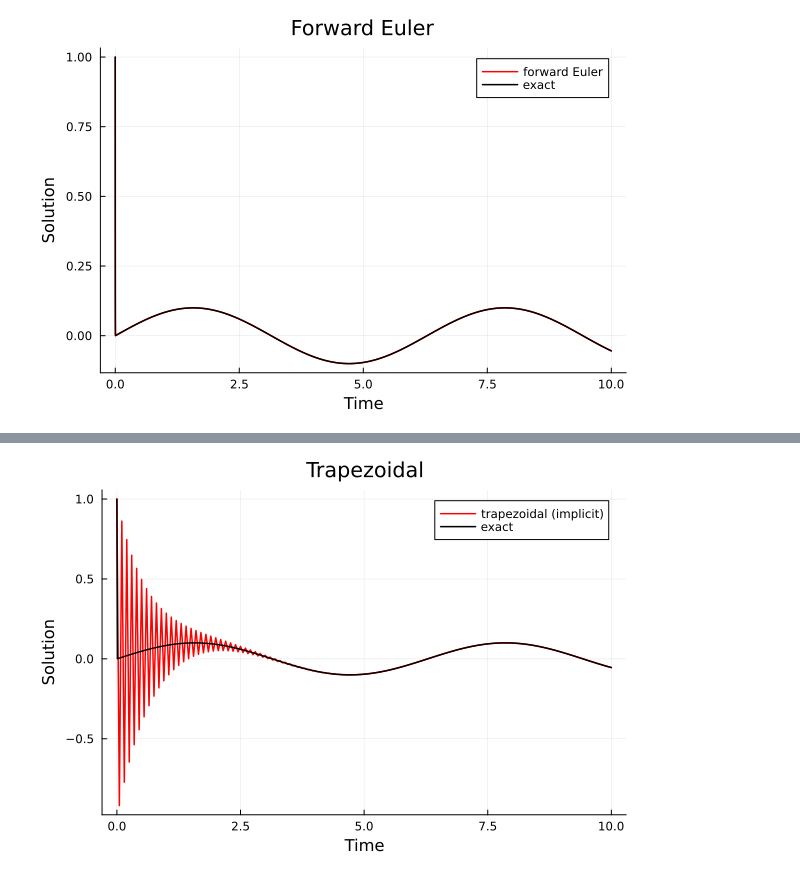
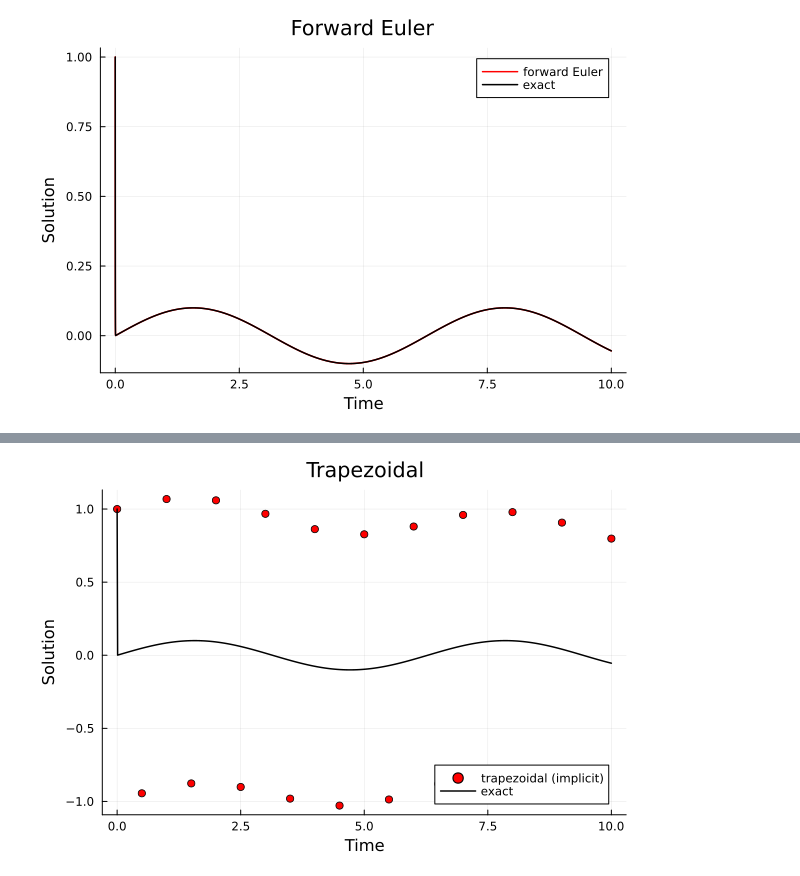
Before and after one commit to mitmath/numerical_hub, a Jupyter notebook: notes/ODE-stiffness-stability.ipynb, the cells around one changed output, grey strips where cells are left out. Saved outputs shown, nothing was run; the diff lists cells and outputs as text; code cells hidden in the pictures.

```diff
--- a/notes/ODE-stiffness-stability.ipynb
+++ b/notes/ODE-stiffness-stability.ipynb
@@ -4,7 +4,7 @@
 using Plots; using LaTeXStrings;
 # %%
 # Parameters
-dt = 1e-3
+dt = 2.001e-4
 Tmax = 10.0
 
 N = ceil(Int, Tmax / dt)      # number of steps (integer)
@@ -46,11 +46,11 @@ plot!(t, ue, color=:black, lw=1.5, label="exact")
 [figure]
 # %%
 # Parameters
-dt = 0.3
+dt = 0.01
 Tmax = 10.0
 
 N = ceil(Int, Tmax / dt)      # number of steps (integer)
-lambda = -1000.0
+lambda = -100.0
 
 # time vector (N+1 points)
 t = range(0.0, stop = Tmax, length = N+1)
@@ -75,7 +75,7 @@ for n in 1:N
 end
 
 # Plot Backward Euler
-plot(t, vb;
+scatter(t, vb;
     color = :red,
     label = "backward Euler",
     xlabel = "Time",
@@ -93,6 +93,6 @@ plot!(tfine, ue, color=:black, lw=1.5, label="exact")
 # %%
 # Parameters
-dt = 5e-2
+dt = 0.5
 Tmax = 10.0
 
 N = ceil(Int, Tmax / dt)      # number of steps (integer)
@@ -106,35 +106,35 @@ tfine = range(0.0, stop = Tmax, length = 1000);
 vt = zeros(Float64, N+1)   # Trapezoidal
 
 # Exact solution
 ω = 1.0
 c2 = 100.0 / (ω^2 + lambda^2)
 c1 = 1.0 + ω * c2
 ue = c1 .* exp.(lambda .* tfine) .+ c2 .* (-lambda .* sin.(ω .* tfine) .- ω .* cos.(ω .* tfine))
 
 
 # Trapezoidal method (Crank–Nicolson)
 vt[1] = 1.0
 den_trap = 1.0 .- 0.5 * dt * lambda
 for n in 1:N
     vt[n+1] = (vt[n] + 0.5 * dt * lambda * vt[n] + 0.5 * dt * 100.0 * (sin(t[n]) + sin(t[n+1]))) / den_trap
 end
 
 # Plot Trapezoidal
-plot(t, vt;
+scatter(t, vt;
     color = :red,
     label = "trapezoidal (implicit)",
     xlabel = "Time",
     ylabel = "Solution",
     title = "Trapezoidal",
     grid = true,
     # legend = false,
     linewidth = 1.5,
 )
 
 # optionally overlay exact
 plot!(tfine, ue, color=:black, lw=1.5, label="exact")
 # %% [output]
-[figure, old version]
+[figure, new version]
 # %%
 using DifferentialEquations;
 # %%
```
Also changed, not shown: parts of 2 cells of this notebook.
